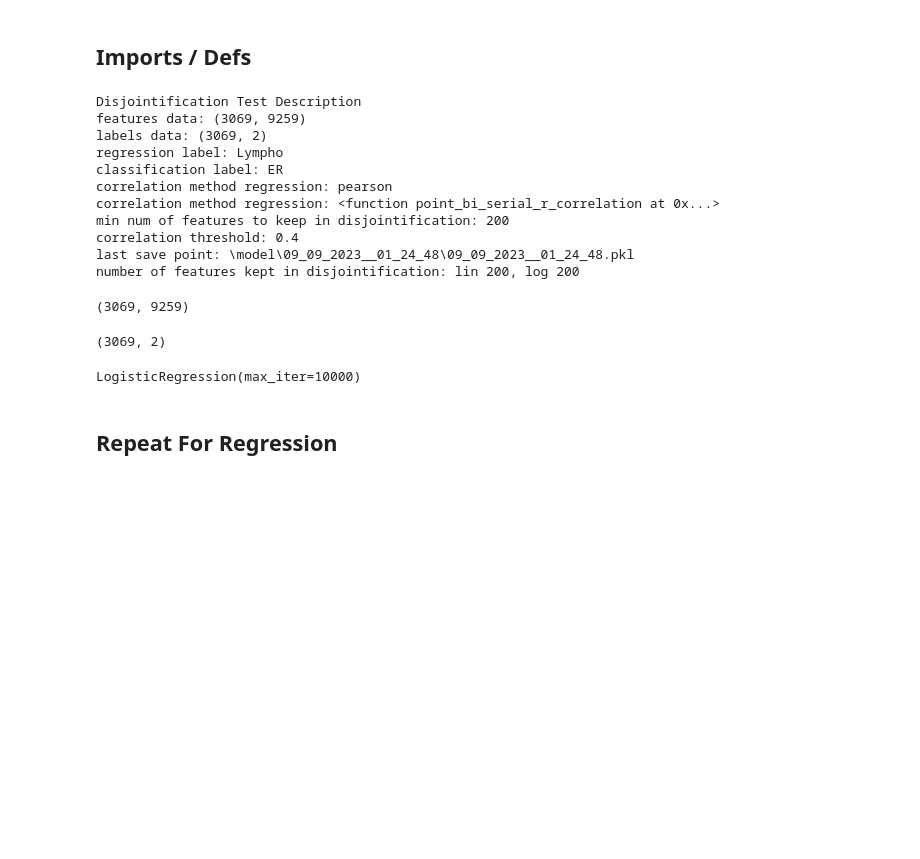
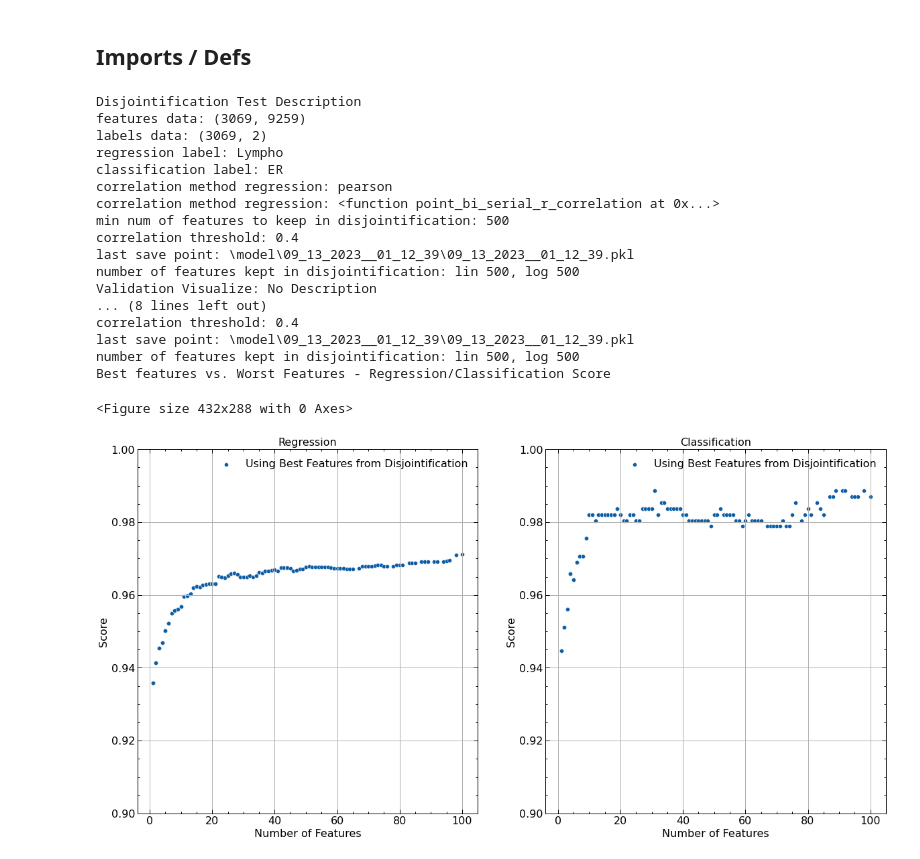
Before and after one commit to Spectral-OD/feature_selection_by_disjointification, a Jupyter notebook: 07_Wrapper_Implementation.ipynb, the cells around one changed output. Saved outputs shown, nothing was run; the diff lists cells and outputs as text; code cells hidden in the pictures; blank space fills up the shorter version.

Commit message:
added wrapper

```diff
--- a/07_Wrapper_Implementation.ipynb
+++ b/07_Wrapper_Implementation.ipynb
@@ -5,31 +6,38 @@
 # %% [markdown]
 ## Imports / Defs
 # %%
+import numpy as np
 import disjointification
 import utils
 from sklearn.ensemble import RandomForestRegressor, RandomForestClassifier
 from pathlib import Path
-save_point = Path(r"disjointification_model_point_bi_serial_fulldataset/09_09_2023__01_24_48/09_09_2023__01_24_48.pkl")
+from DisjointificationWrapper import DisjointificationWrapper
+
+save_point = Path(r"disjointification_model_point_bi_serial_fulldataset_500_feats\09_13_2023__01_12_39\09_13_2023__01_12_39.pkl")
 if 'disj' not in locals():
     disj = disjointification.from_file(save_point)
 disj.describe()
+
+# survey the results of disjointification
+ylim = [0.9,1.0]
+disjointification.validation_visualize_01(disjointification_model=disj, stop_num_features=100, ylim=ylim, do_worst=False)
 # %% [output]
 Disjointification Test Description
 features data: (3069, 9259)
 labels data: (3069, 2)
 regression label: Lympho
 classification label: ER
 correlation method regression: pearson
 correlation method regression: <function point_bi_serial_r_correlation at 0x...>
-min num of features to keep in disjointification: 200
+min num of features to keep in disjointification: 500
 correlation threshold: 0.4
-last save point: \model\09_09_2023__01_24_48\09_09_2023__01_24_48.pkl
-number of features kept in disjointification: lin 200, log 200
+last save point: \model\09_13_2023__01_12_39\09_13_2023__01_12_39.pkl
+number of features kept in disjointification: lin 500, log 500
+Validation Visualize: No Description
+... (8 lines left out)
+correlation threshold: 0.4
+last save point: \model\09_13_2023__01_12_39\09_13_2023__01_12_39.pkl
+number of features kept in disjointification: lin 500, log 500
+Best features vs. Worst Features - Regression/Classification Score
+<Figure size 432x288 with 0 Axes>
+[figure, added]
-# %%
-disj.features_df.shape
-# %% [output]
-(3069, 9259)
-# %%
-disj.labels_df.shape
-# %% [output]
-(3069, 2)
@@ -56,7 +43,0 @@ selected_features_classification = skb.fit_transform(x_train, y_train)
-# %%
-lr = LogisticRegression(max_iter=10000)
-lr.fit(x_test, y_test)
-# %% [output]
-LogisticRegression(max_iter=10000)
-# %% [markdown]
-## Repeat For Regression
```
Also changed, not shown: parts of 7 cells of this notebook, 5 other files.
